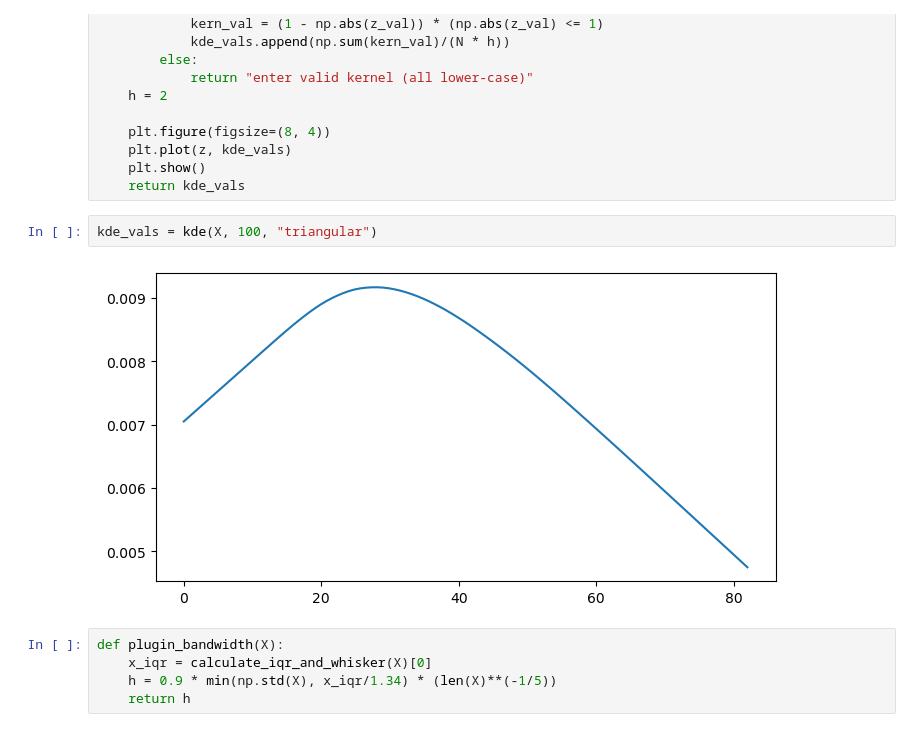
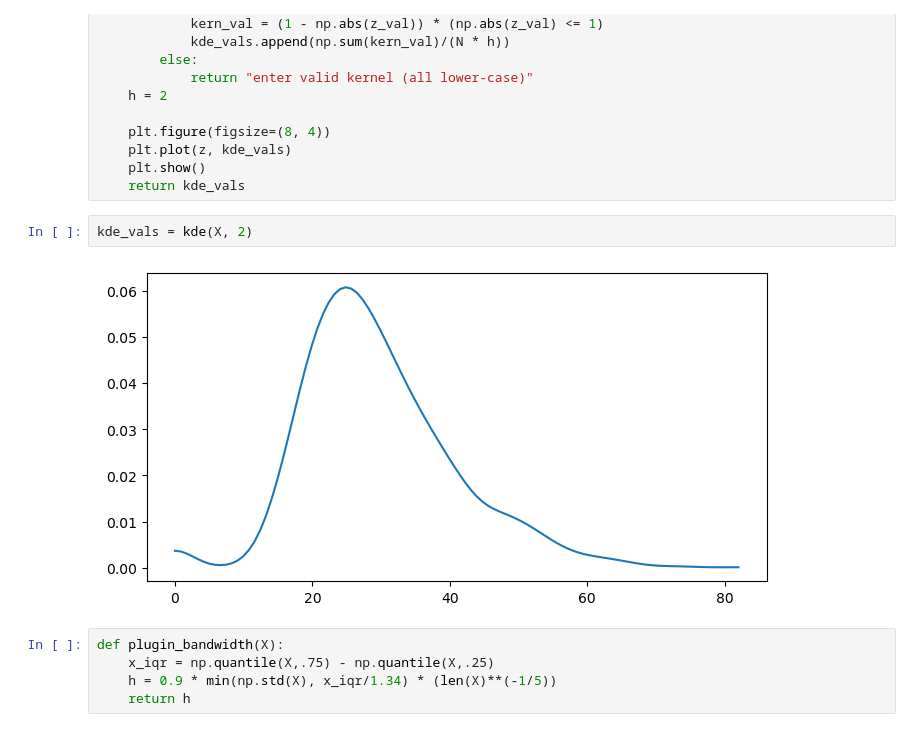
Before and after one commit to rde6mn/DS5030-Assignment2, a Jupyter notebook: assignment_2.ipynb, the cells around one changed output. Drawn from its saved outputs; the diff is of its cells as text.

```diff
--- a/assignment_2.ipynb
+++ b/assignment_2.ipynb
@@ -311,11 +311,11 @@ def kde(x, h, kernel = "gaussian"):
     plt.show()
     return kde_vals
 # %%
-kde_vals = kde(X, 100, "triangular")
+kde_vals = kde(X, 2)
 # %% [output]
-[figure, old version]
+[figure, new version]
 # %%
 def plugin_bandwidth(X):
-    x_iqr = calculate_iqr_and_whisker(X)[0]
+    x_iqr = np.quantile(X,.75) - np.quantile(X,.25)
     h = 0.9 * min(np.std(X), x_iqr/1.34) * (len(X)**(-1/5))
     return h
```
Also changed, not shown: parts of 1 cell of this notebook.
